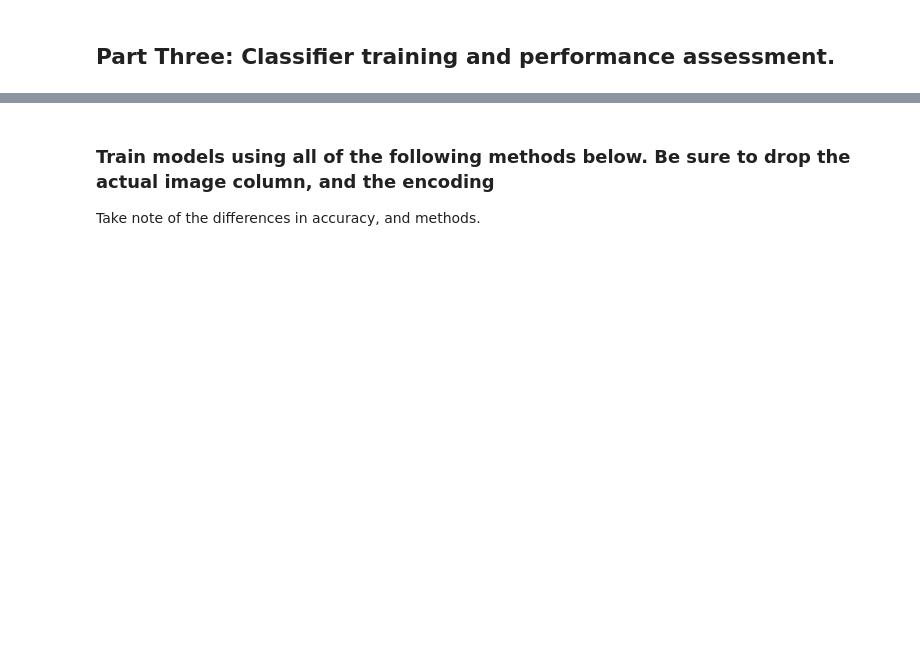
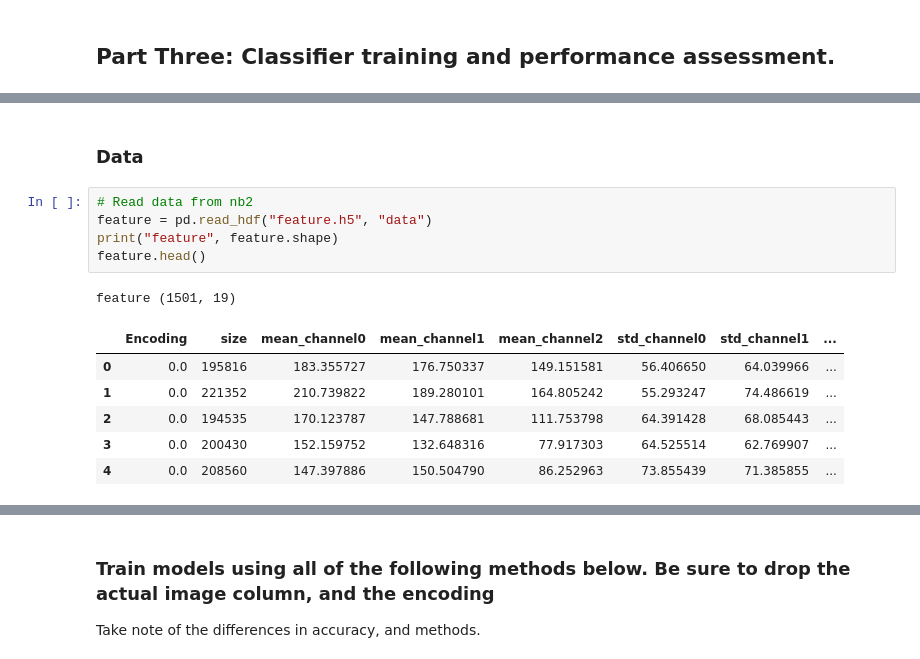
Before and after one commit to LinjianMa/DS100-final-project, a Jupyter notebook: GradProject_NB3.ipynb, the cells around one changed output, grey strips where cells are left out. Drawn from its saved outputs; the diff is of its cells as text; blank space fills up the shorter version.

```diff
--- a/GradProject_NB3.ipynb
+++ b/GradProject_NB3.ipynb
@@ -12,0 +42,15 @@ def accuracy(pred, actual):
+# %% [markdown]
+### Data
+# %%
+# Read data from nb2
+feature = pd.read_hdf("feature.h5", "data")
+print("feature", feature.shape)
+feature.head()
+# %% [output]
+feature (1501, 19)
+|  | Encoding | size | mean_channel0 | mean_channel1 | mean_channel2 | std_channel0 | std_channel1 | ... |
+| 0 | 0.0 | 195816 | 183.355727 | 176.750337 | 149.151581 | 56.406650 | 64.039966 | ... |
+| 1 | 0.0 | 221352 | 210.739822 | 189.280101 | 164.805242 | 55.293247 | 74.486619 | ... |
+| 2 | 0.0 | 194535 | 170.123787 | 147.788681 | 111.753798 | 64.391428 | 68.085443 | ... |
+| 3 | 0.0 | 200430 | 152.159752 | 132.648316 | 77.917303 | 64.525514 | 62.769907 | ... |
+| 4 | 0.0 | 208560 | 147.397886 | 150.504790 | 86.252963 | 73.855439 | 71.385855 | ... |
```
Also changed, not shown: parts of 37 cells of this notebook.
